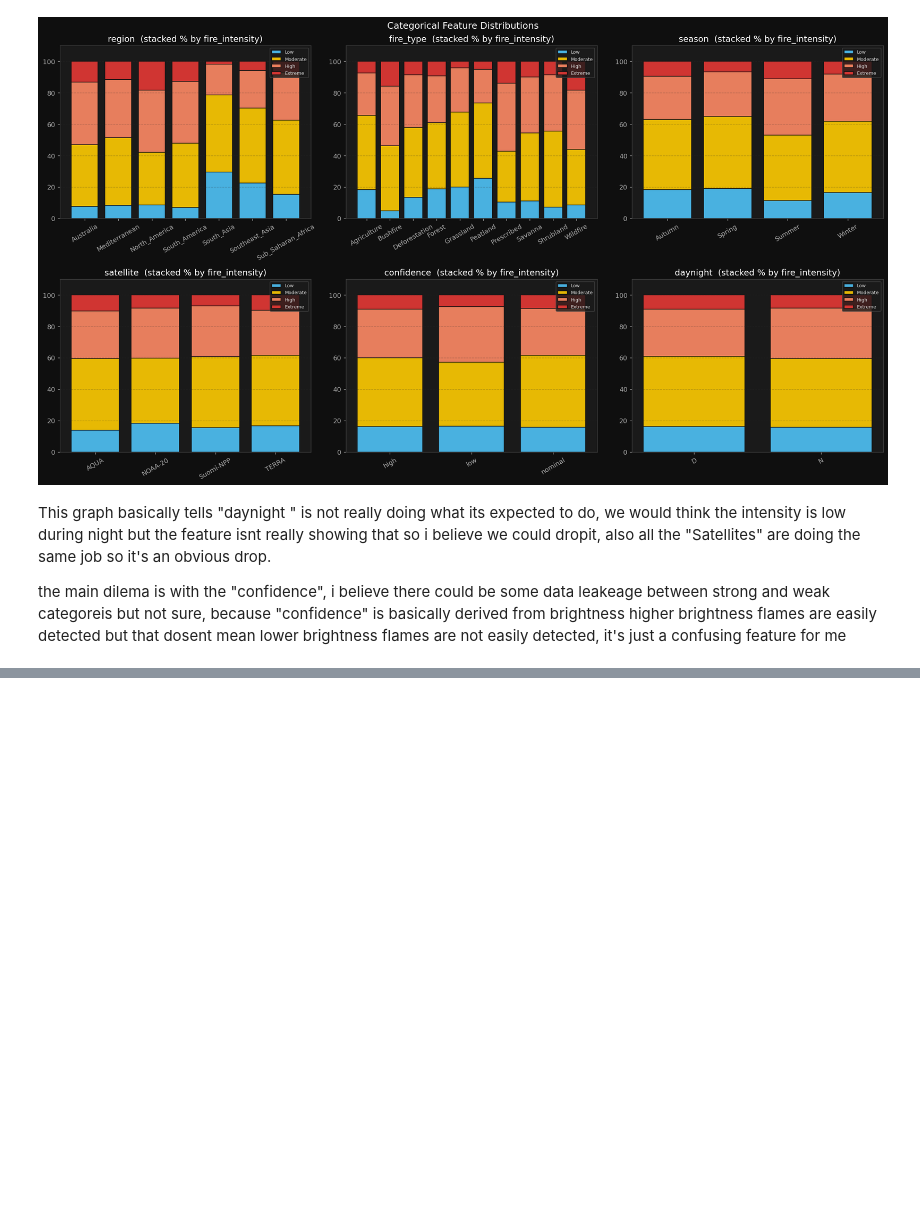
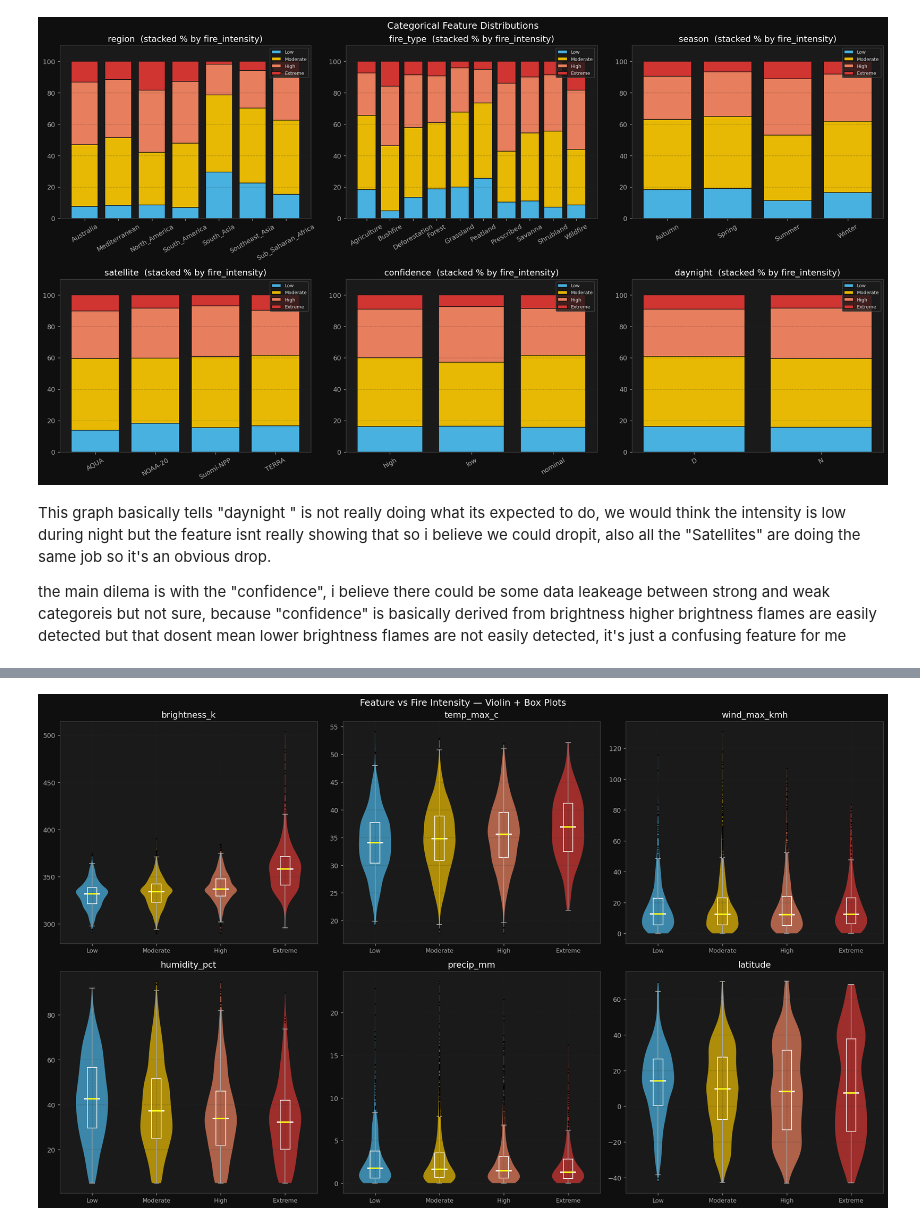
Before and after one commit to Anirudh-red11/Assignment-2-ComML, a Jupyter notebook: dataprep.ipynb, the cells around one changed output, grey strips where cells are left out. Cells and saved outputs as stored; diff of their text form; code cells hidden in the pictures; blank space fills up the shorter version.

Commit message:
more data prep

```diff
--- a/dataprep.ipynb
+++ b/dataprep.ipynb
@@ -444,0 +472,38 @@ the main dilema is with the "confidence", i believe there could be some data lea
+# %%
+
+fig, axes = plt.subplots(2, 3, figsize=(18, 11))
+fig.suptitle('Feature vs Fire Intensity — Violin + Box Plots', fontsize=14, color='white')
+axes = axes.flatten()
+
+plot_cols = ['brightness_k', 'temp_max_c', 'wind_max_kmh',
+             'humidity_pct', 'precip_mm', 'latitude']
+palette_map = {cls: FIRE_COLORS[cls] for cls in TARGET_ORDER}
+
+for i, col in enumerate(plot_cols):
+    data_by_class = [df[df['fire_intensity']==cls][col].dropna().values for cls in TARGET_ORDER]
+
+    vp = axes[i].violinplot(data_by_class, positions=range(4),
+                             showmedians=True, showextrema=False)
+    for j, body in enumerate(vp['bodies']):
+        body.set_facecolor(list(FIRE_COLORS.values())[j])
+        body.set_alpha(0.65)
+    vp['cmedians'].set_color('white')
+    vp['cmedians'].set_linewidth(2)
+
+    bp = axes[i].boxplot(data_by_class, positions=range(4),
+                          widths=0.15, patch_artist=True,
+                          boxprops=dict(facecolor='none', color='white'),
+                          whiskerprops=dict(color='#aaa'),
+                          capprops=dict(color='#aaa'),
+                          medianprops=dict(color='yellow', linewidth=2),
+                          flierprops=dict(marker='.', color='#666', markersize=2))
+
+    axes[i].set_xticks(range(4))
+    axes[i].set_xticklabels(TARGET_ORDER, fontsize=9)
+    axes[i].set_title(col)
+    axes[i].grid(True, alpha=0.3)
+
+plt.tight_layout()
+plt.show()
+# %% [output]
+[figure, added]
```
Also changed, not shown: parts of 15 cells of this notebook, 1 other file.
